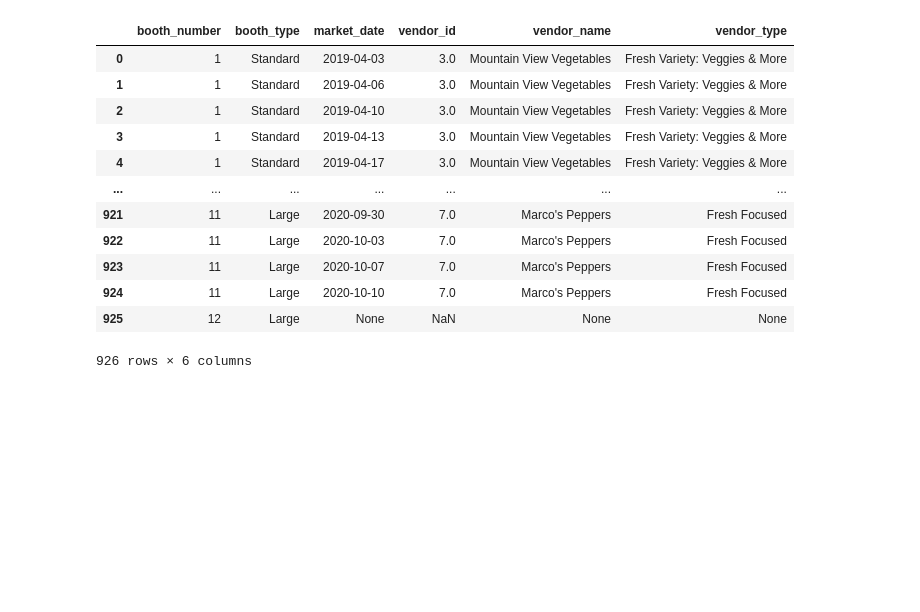
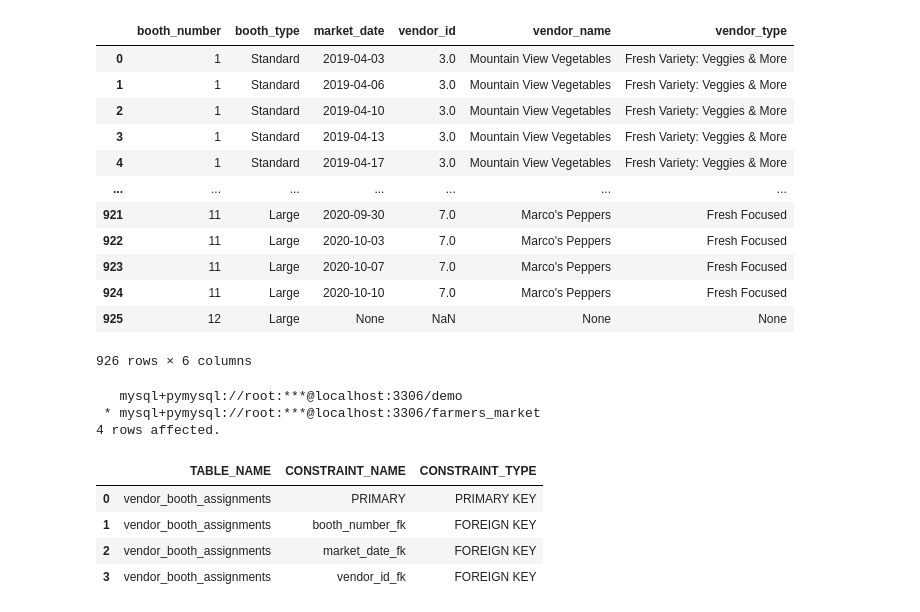
Before and after one commit to KunalNeon/SQL-For-Data-Scientist, a Jupyter notebook: sql.ipynb, the cells around one changed output. Cells and saved outputs as stored; diff of their text form; code cells hidden in the pictures; blank space fills up the shorter version.

```diff
--- a/sql.ipynb
+++ b/sql.ipynb
@@ -1047,3 +1047,20 @@ query19='''
 | 924 | 11 | Large | 2020-10-10 | 7.0 | Marco's Peppers | Fresh Focused |
 | 925 | 12 | Large | None | NaN | None | None |
 926 rows × 6 columns
+# %%
+query20='''
+ select table_name, constraint_name, constraint_type
+ from information_schema.table_constraints
+ where table_name= 'vendor_booth_assignments'
+ and table_schema= 'farmers_market'
+ '''
+%sql $query20
+# %% [output]
+   mysql+pymysql://root:***@localhost:3306/demo
+ * mysql+pymysql://root:***@localhost:3306/farmers_market
+4 rows affected.
+|  | TABLE_NAME | CONSTRAINT_NAME | CONSTRAINT_TYPE |
+| 0 | vendor_booth_assignments | PRIMARY | PRIMARY KEY |
+| 1 | vendor_booth_assignments | booth_number_fk | FOREIGN KEY |
+| 2 | vendor_booth_assignments | market_date_fk | FOREIGN KEY |
+| 3 | vendor_booth_assignments | vendor_id_fk | FOREIGN KEY |
```
Also changed, not shown: parts of 2 cells of this notebook.
